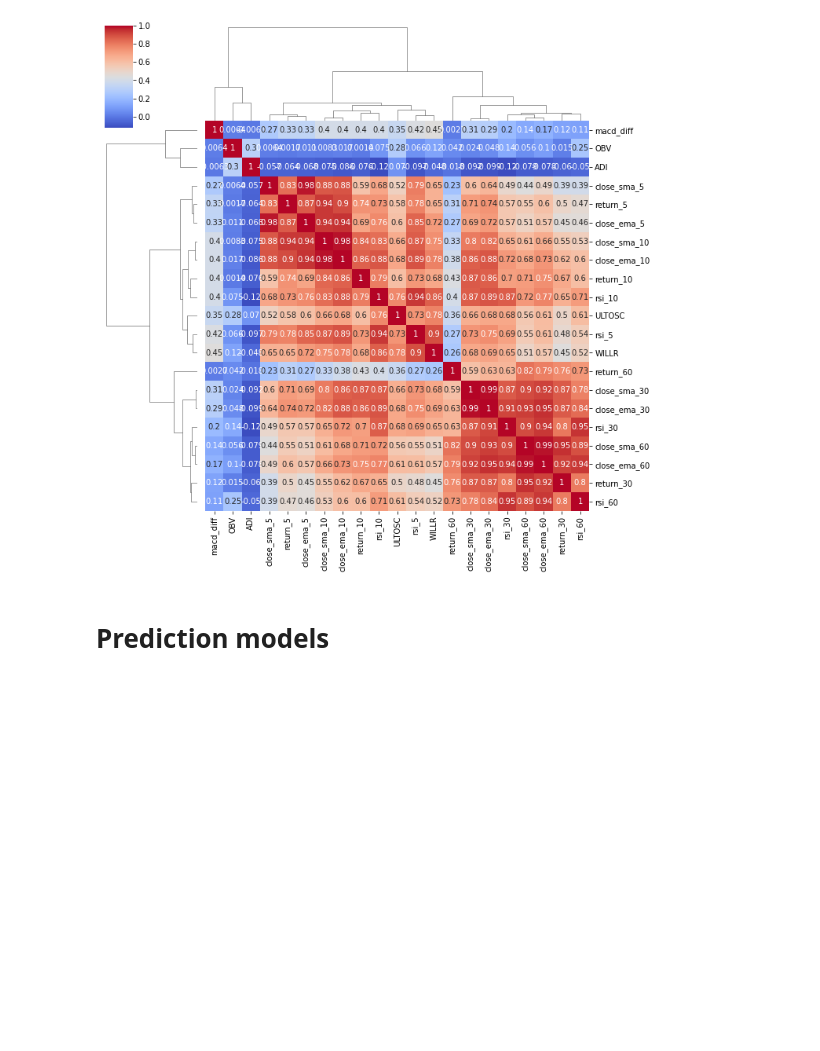
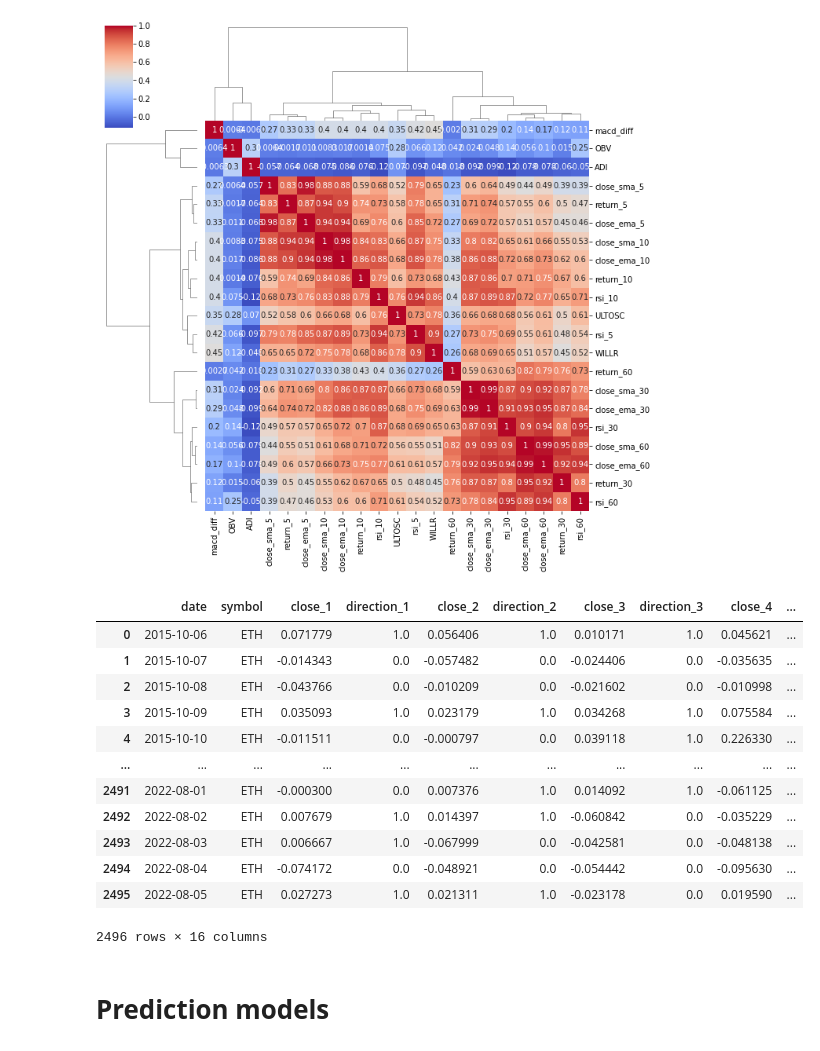
Before and after one commit to es-g/MSc_Ethereum_price_trend_analysis, a Jupyter notebook: simulations.ipynb, the cells around one changed output. Drawn from its saved outputs; the diff is of its cells as text; code cells hidden in the pictures; blank space fills up the shorter version.

```diff
--- a/simulations.ipynb
+++ b/simulations.ipynb
@@ -370,6 +377,22 @@ Index(['date', 'return_5', 'close_sma_5', 'close_ema_5', 'return_10',
        'ULTOSC'],
       dtype='object')
 [figure]
+# %%
+outcomes_eth
+# %% [output]
+|  | date | symbol | close_1 | direction_1 | close_2 | direction_2 | close_3 | direction_3 | close_4 | ... |
+| 0 | 2015-10-06 | ETH | 0.071779 | 1.0 | 0.056406 | 1.0 | 0.010171 | 1.0 | 0.045621 | ... |
+| 1 | 2015-10-07 | ETH | -0.014343 | 0.0 | -0.057482 | 0.0 | -0.024406 | 0.0 | -0.035635 | ... |
+| 2 | 2015-10-08 | ETH | -0.043766 | 0.0 | -0.010209 | 0.0 | -0.021602 | 0.0 | -0.010998 | ... |
+| 3 | 2015-10-09 | ETH | 0.035093 | 1.0 | 0.023179 | 1.0 | 0.034268 | 1.0 | 0.075584 | ... |
+| 4 | 2015-10-10 | ETH | -0.011511 | 0.0 | -0.000797 | 0.0 | 0.039118 | 1.0 | 0.226330 | ... |
+| ... | ... | ... | ... | ... | ... | ... | ... | ... | ... | ... |
+| 2491 | 2022-08-01 | ETH | -0.000300 | 0.0 | 0.007376 | 1.0 | 0.014092 | 1.0 | -0.061125 | ... |
+| 2492 | 2022-08-02 | ETH | 0.007679 | 1.0 | 0.014397 | 1.0 | -0.060842 | 0.0 | -0.035229 | ... |
+| 2493 | 2022-08-03 | ETH | 0.006667 | 1.0 | -0.067999 | 0.0 | -0.042581 | 0.0 | -0.048138 | ... |
+| 2494 | 2022-08-04 | ETH | -0.074172 | 0.0 | -0.048921 | 0.0 | -0.054442 | 0.0 | -0.095630 | ... |
+| 2495 | 2022-08-05 | ETH | 0.027273 | 1.0 | 0.021311 | 1.0 | -0.023178 | 0.0 | 0.019590 | ... |
+2496 rows × 16 columns
 # %% [markdown]
 # **Prediction models**
 # %% [markdown]
```
Also changed, not shown: parts of 49 cells of this notebook, 38 other files.
